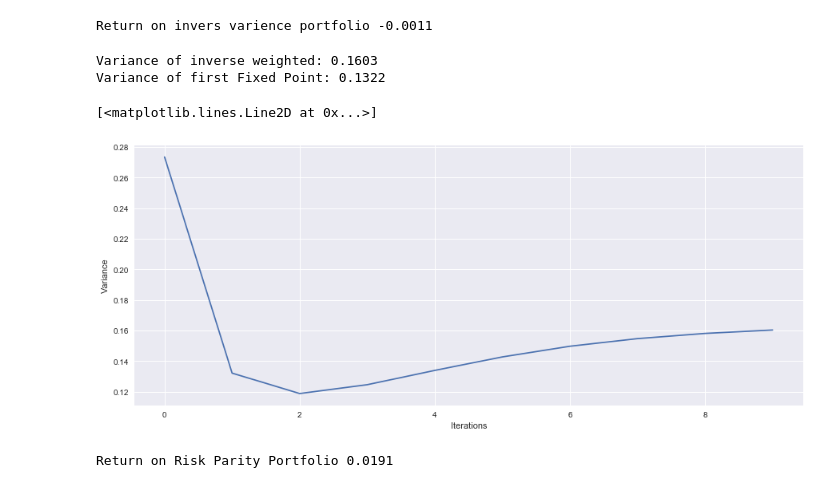
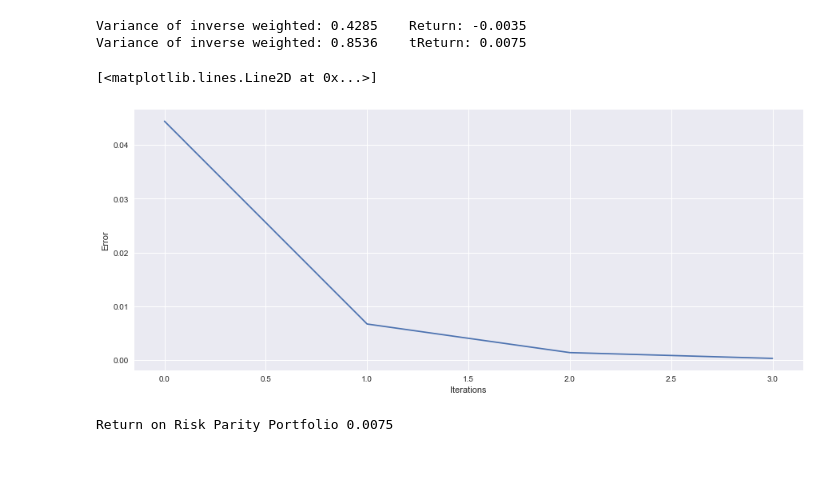
Before and after one commit to JHaasIII92/Algo_Trading, a Jupyter notebook: Risk Parity.ipynb, the cells around one changed output. Saved outputs shown, nothing was run; the diff lists cells and outputs as text; code cells hidden in the pictures.

Commit message:
Add files via upload
Fixed some issues with the Fixed point and formatted the outputs

```diff
--- a/Risk Parity.ipynb
+++ b/Risk Parity.ipynb
@@ -26,18 +26,20 @@ def p_return(df):
 
 v = []
 
-startDate = '2019-1-20'
-endDate = '2020-3-14'
+startDate = '2020-1-01'
+endDate = '2020-3-02'
 
-
-buy=np.empty(29)
-sell=np.empty(29)
+strStocks = "DOW"
+Stocks = DOW
+buy=np.empty((len(Stocks),1))
+sell=np.empty((len(Stocks),1))
 
 i = 0
-for s in DOW:
-    fn = "DOW/" + s + ".csv"
+for s in Stocks:
+    fn = strStocks + "/" + s + ".csv"
     temp = pd.read_csv(fn,usecols=["date","1. open","4. close"]
                        ,engine='c',index_col=0)
+    temp.index = pd.to_datetime(temp.index)
     v.append(p_return(
         temp[(temp.index >= startDate) & (temp.index <= endDate )])
             )
@@ -47,6 +49,7 @@ for s in DOW:
 # %%
 #covariance matrix
 sigma = np.cov(v)
+sigma =  np.reshape(sigma,(len(Stocks),len(Stocks)))
 # %%
 #covariance heat map
 plt.figure(figsize=(6,5))
@@ -57,60 +60,60 @@ se.heatmap(sigma,xticklabels=DOW,yticklabels=DOW,)
-# %%
-#Invers varience portfolio
-#R
-v = np.diag(sigma)
-portfolio = v**(-1)/sum(v**(-1))
-R = (np.dot(sell,portfolio)-np.dot(buy,portfolio))/np.dot(buy,portfolio)
-print("Return on invers varience portfolio %.4f" %(R))
-# %% [output]
-Return on invers varience portfolio -0.0011
 # %%
 ##First Fixed Point
-
 #init weights to invers var
 v = np.diag(sigma)
-w = (1/v)/sum(1/v)
+v = np.reshape(v, (len(v),1))
+w1 = (1/v)/sum(1/v)
 
-#alloc
-F = w
 #first fixed point
-F = (1/v*w)/sum(1/v*w)
+w2 = (1/np.dot(sigma,w1))/sum(1/np.dot(sigma,w1))
 # %%
 #Variance of inverse weighted
-v1 = np.dot(np.dot(np.transpose(w),sigma),w)
-v2 = np.dot(np.dot(np.transpose(F),sigma),F)
-print("Variance of inverse weighted: %.4f \nVariance of first Fixed Point: %.4f" %(v1,v2))
+v1 = np.dot(np.dot(np.transpose(w1),sigma),w1)
+v2 = np.dot(np.dot(np.transpose(w2),sigma),w2)
+
+r1 = (np.dot(np.transpose(sell),w1)-np.dot(np.transpose(buy),w1))/np.dot(np.transpose(buy),w1)
+r2 = (np.dot(np.transpose(sell),w2)-np.dot(np.transpose(buy),w2))/np.dot(np.transpose(buy),w2)
+
+
+print("Variance of inverse weighted: %.4f \tReturn: %.4f" %(v1,r1))
+print("Variance of inverse weighted: %.4f \ttReturn: %.4f" %(v2,r2))
 # %% [output]
-Variance of inverse weighted: 0.1603
-Variance of first Fixed Point: 0.1322
+Variance of inverse weighted: 0.4285    Return: -0.0035
+Variance of inverse weighted: 0.8536    tReturn: 0.0075
 # %%
 #Fix point
 #init weights to invers var
 v = np.diag(sigma)
 w = (1/v)/sum(1/v)
+w = np.reshape(w, (len(w),1))
 
-n=10
-Fs = np.empty(n)
+n=1000
+F_last = 1000000
+
 error = np.empty(n)
 Fs[0] = np.dot(np.dot(np.transpose(w),sigma),w)
 for i in range(1,n):
-    w = (1/v*w)/sum(1/v*w)
-    Fs[i] = np.dot(np.dot(np.transpose(w),sigma),w)
-    error[i]=(abs(Fs[i-1]-Fs[i]))
+
+    w = (1/np.dot(sigma,w))/sum(1/np.dot(sigma,w))
+    F = np.dot(np.dot(np.transpose(w),sigma),w)
+    error[i]=(abs(F - F_last))
+    if(abs(F - F_last<0.00001)&(i>4)):
+        break
+    F_last = F
 # %%
 fig, ax = plt.subplots()
 
 fig.set_figheight(6)
 fig.set_figwidth(15)
 
-ax.set_ylabel("Variance")
+ax.set_ylabel("Error")
 ax.set_xlabel("Iterations")
-ax.plot(Fs)
+ax.plot(error[2:i])
 # %% [output]
 [<matplotlib.lines.Line2D at 0x...>]
-[figure, old version]
+[figure, new version]
 # %%
-
-R=(np.dot(sell,w)-np.dot(buy,w))/np.dot(buy,w)
+R=(np.dot(np.transpose(sell),w)-np.dot(np.transpose(buy),w))/np.dot(np.transpose(buy),w)
 print("Return on Risk Parity Portfolio %.4f" %(R))
 # %% [output]
-Return on Risk Parity Portfolio 0.0191
+Return on Risk Parity Portfolio 0.0075
```
Also changed, not shown: parts of 3 cells of this notebook.
